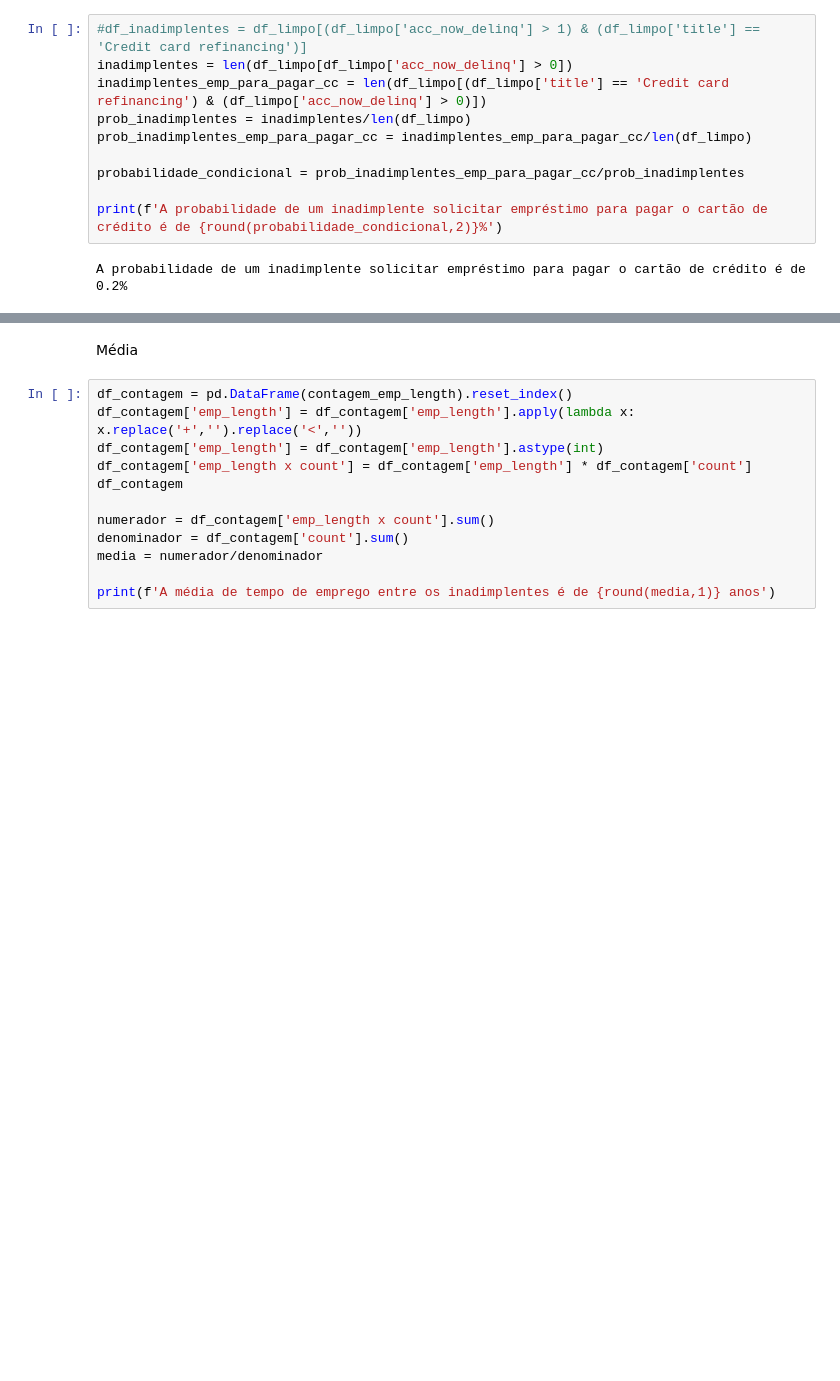
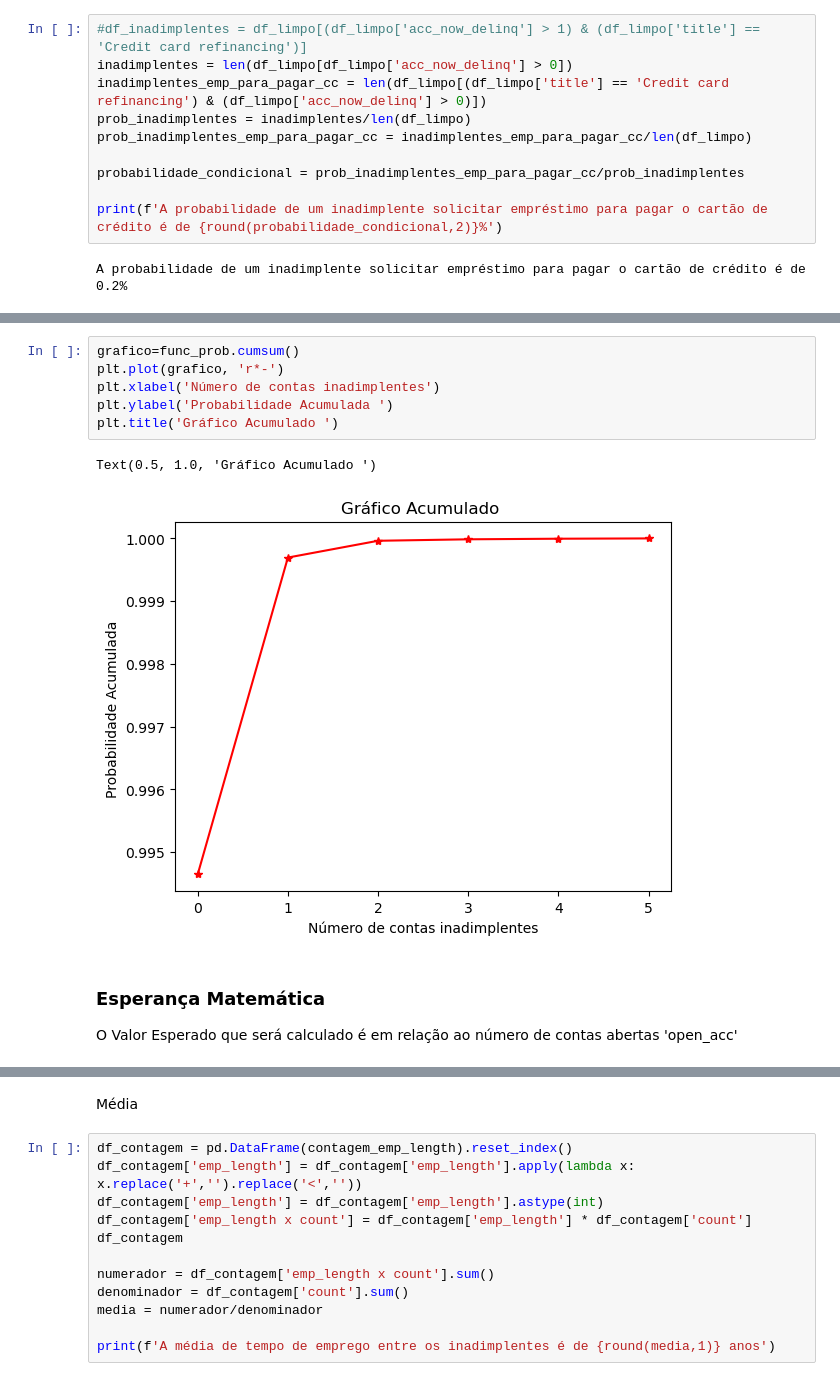
Before and after one commit to caiocguedes/credit-risk, a Jupyter notebook: analise_de_credito.ipynb, the cells around one changed output, grey strips where cells are left out. Drawn from its saved outputs; the diff is of its cells as text; blank space fills up the shorter version.

```diff
--- a/analise_de_credito.ipynb
+++ b/analise_de_credito.ipynb
@@ -76,0 +240,12 @@ A probabilidade de adimplência é de 99.46%
+# %%
+grafico=func_prob.cumsum()
+plt.plot(grafico, 'r*-')
+plt.xlabel('Número de contas inadimplentes')
+plt.ylabel('Probabilidade Acumulada ')
+plt.title('Gráfico Acumulado ')
+# %% [output]
+Text(0.5, 1.0, 'Gráfico Acumulado ')
+[figure, added]
+# %% [markdown]
+### Esperança Matemática
+O Valor Esperado que será calculado é em relação ao número de contas abertas 'open_acc'
```
Also changed, not shown: parts of 61 cells of this notebook, 1 other file.
